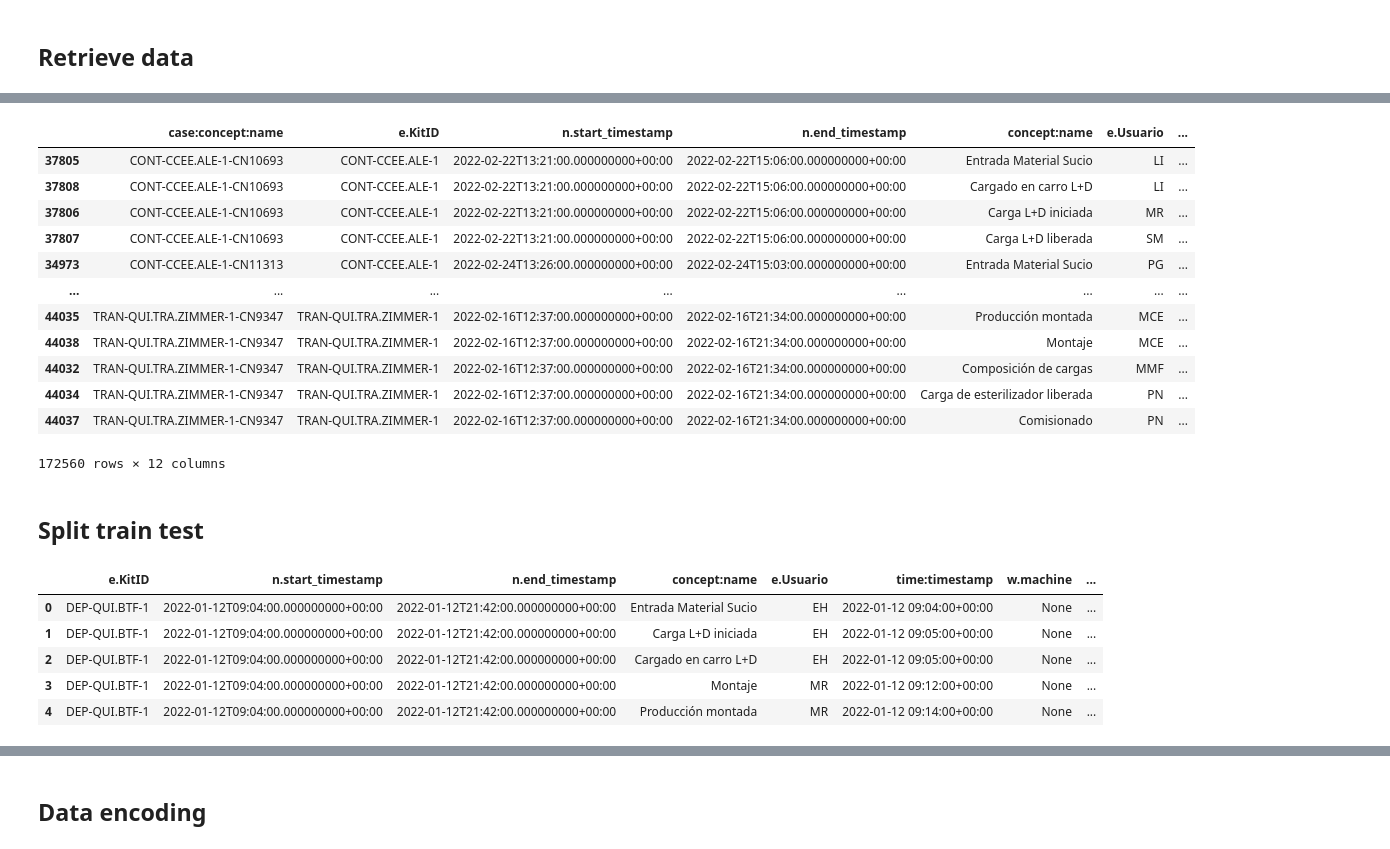
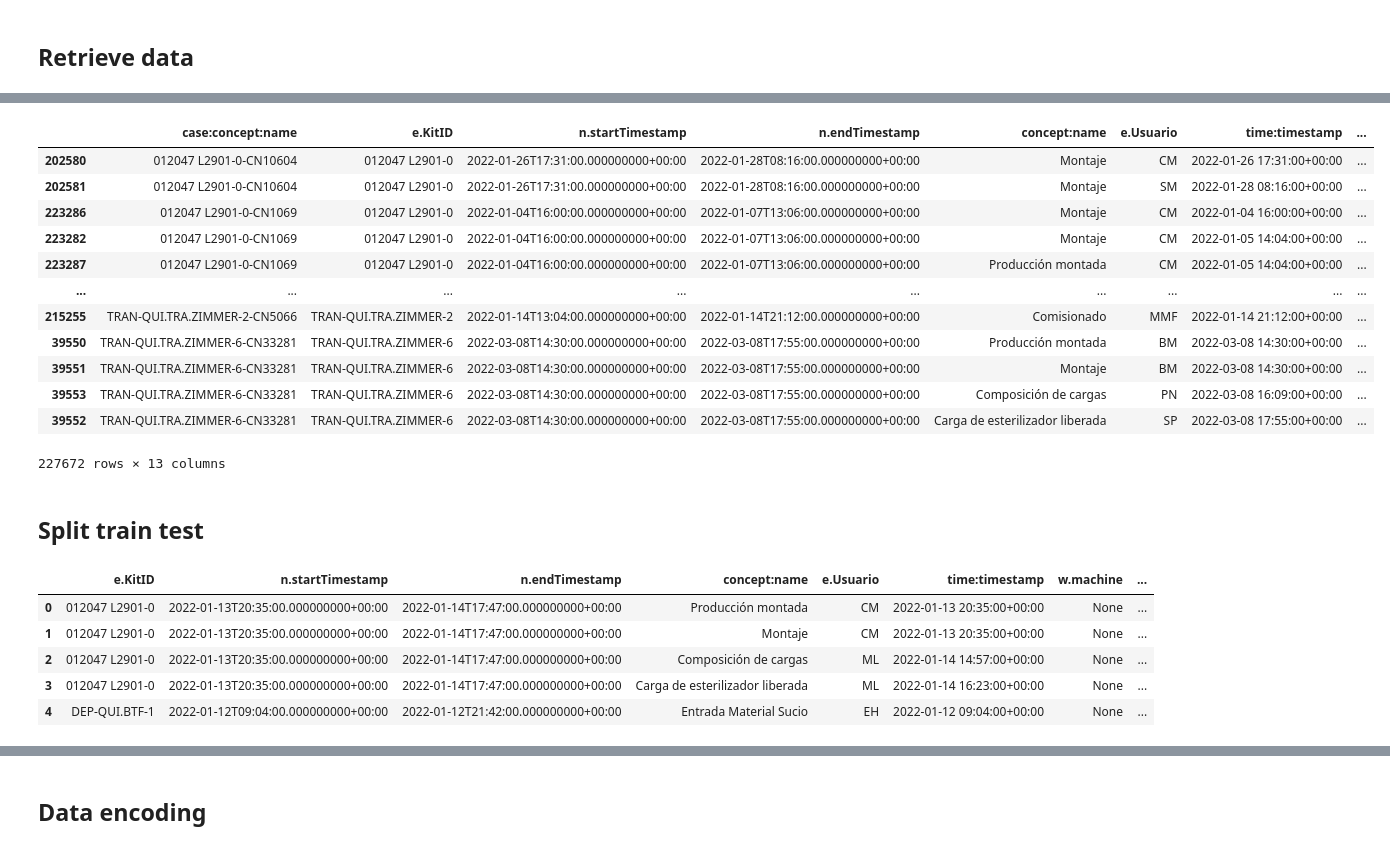
Before and after one commit to abu-sbeit/bdma-thesis, a Jupyter notebook: python/delay_prediction.ipynb, the cells around one changed output, grey strips where cells are left out. Cells and saved outputs as stored; diff of their text form; code cells hidden in the pictures.

```diff
--- a/python/delay_prediction.ipynb
+++ b/python/delay_prediction.ipynb
@@ -28,16 +28,17 @@ from sklearn.preprocessing import LabelEncoder
 # %% [markdown]
 ## Connect to Neo4J database
 # %%
-driver = GraphDatabase.driver("bolt://localhost:7687", auth=("neo4j", "Neo4J1234"))
+driver = GraphDatabase.driver("bolt://localhost:7687", auth=("neo4j", "Croma2023"))
 session = driver.session()
 # %% [markdown]
 ## Retrieve data
 # %%
-query = f'''MATCH (n:Run) <- [:CORR] - (e:Event)
+query = f'''MATCH (e:Event) - [:CORR] -> (n:Run)
+where not e:OnlyKitEvent
 Optional match (e) - [:WASHED_IN] -> (w:WashingMachine)
 Optional match (e) - [:WASHED_ON] -> (r:Rack)
 Optional match (e) - [:STERILIZED_IN] -> (s:SterilizationMachine)
-RETURN n.CaseID, e.KitID, n.start_timestamp, n.end_timestamp, e.Activity, e.Usuario, e.timestamp, w.machine, r.name, s.machine, s.type'''
+RETURN e.CaseID, e.KitID, n.startTimestamp, n.endTimestamp, e.Activity, e.Usuario, e.timestamp, w.machine, r.name, s.machine, s.type, e.batchID'''
 result = session.run(query)
 records = [record.values() for record in result]
 columns = result.keys()
@@ -54,21 +65,21 @@ df.head()
 # %%
-event_log = pm4py.format_dataframe(df, case_id='n.CaseID', activity_key='e.Activity', timestamp_key='e.timestamp')
+event_log = pm4py.format_dataframe(df, case_id='e.CaseID', activity_key='e.Activity', timestamp_key='e.timestamp')
 #event_log = pm4py.convert_to_event_log(event_log)
 event_log
 # %% [output]
-|  | case:concept:name | e.KitID | n.start_timestamp | n.end_timestamp | concept:name | e.Usuario | ... |
-| 37805 | CONT-CCEE.ALE-1-CN10693 | CONT-CCEE.ALE-1 | 2022-02-22T13:21:00.000000000+00:00 | 2022-02-22T15:06:00.000000000+00:00 | Entrada Material Sucio | LI | ... |
-| 37808 | CONT-CCEE.ALE-1-CN10693 | CONT-CCEE.ALE-1 | 2022-02-22T13:21:00.000000000+00:00 | 2022-02-22T15:06:00.000000000+00:00 | Cargado en carro L+D | LI | ... |
-| 37806 | CONT-CCEE.ALE-1-CN10693 | CONT-CCEE.ALE-1 | 2022-02-22T13:21:00.000000000+00:00 | 2022-02-22T15:06:00.000000000+00:00 | Carga L+D iniciada | MR | ... |
-| 37807 | CONT-CCEE.ALE-1-CN10693 | CONT-CCEE.ALE-1 | 2022-02-22T13:21:00.000000000+00:00 | 2022-02-22T15:06:00.000000000+00:00 | Carga L+D liberada | SM | ... |
-| 34973 | CONT-CCEE.ALE-1-CN11313 | CONT-CCEE.ALE-1 | 2022-02-24T13:26:00.000000000+00:00 | 2022-02-24T15:03:00.000000000+00:00 | Entrada Material Sucio | PG | ... |
-| ... | ... | ... | ... | ... | ... | ... | ... |
-| 44035 | TRAN-QUI.TRA.ZIMMER-1-CN9347 | TRAN-QUI.TRA.ZIMMER-1 | 2022-02-16T12:37:00.000000000+00:00 | 2022-02-16T21:34:00.000000000+00:00 | Producción montada | MCE | ... |
-| 44038 | TRAN-QUI.TRA.ZIMMER-1-CN9347 | TRAN-QUI.TRA.ZIMMER-1 | 2022-02-16T12:37:00.000000000+00:00 | 2022-02-16T21:34:00.000000000+00:00 | Montaje | MCE | ... |
-| 44032 | TRAN-QUI.TRA.ZIMMER-1-CN9347 | TRAN-QUI.TRA.ZIMMER-1 | 2022-02-16T12:37:00.000000000+00:00 | 2022-02-16T21:34:00.000000000+00:00 | Composición de cargas | MMF | ... |
-| 44034 | TRAN-QUI.TRA.ZIMMER-1-CN9347 | TRAN-QUI.TRA.ZIMMER-1 | 2022-02-16T12:37:00.000000000+00:00 | 2022-02-16T21:34:00.000000000+00:00 | Carga de esterilizador liberada | PN | ... |
-| 44037 | TRAN-QUI.TRA.ZIMMER-1-CN9347 | TRAN-QUI.TRA.ZIMMER-1 | 2022-02-16T12:37:00.000000000+00:00 | 2022-02-16T21:34:00.000000000+00:00 | Comisionado | PN | ... |
+|  | case:concept:name | e.KitID | n.startTimestamp | n.endTimestamp | concept:name | e.Usuario | time:timestamp | ... |
+| 202580 | 012047 L2901-0-CN10604 | 012047 L2901-0 | 2022-01-26T17:31:00.000000000+00:00 | 2022-01-28T08:16:00.000000000+00:00 | Montaje | CM | 2022-01-26 17:31:00+00:00 | ... |
+| 202581 | 012047 L2901-0-CN10604 | 012047 L2901-0 | 2022-01-26T17:31:00.000000000+00:00 | 2022-01-28T08:16:00.000000000+00:00 | Montaje | SM | 2022-01-28 08:16:00+00:00 | ... |
+| 223286 | 012047 L2901-0-CN1069 | 012047 L2901-0 | 2022-01-04T16:00:00.000000000+00:00 | 2022-01-07T13:06:00.000000000+00:00 | Montaje | CM | 2022-01-04 16:00:00+00:00 | ... |
+| 223282 | 012047 L2901-0-CN1069 | 012047 L2901-0 | 2022-01-04T16:00:00.000000000+00:00 | 2022-01-07T13:06:00.000000000+00:00 | Montaje | CM | 2022-01-05 14:04:00+00:00 | ... |
+| 223287 | 012047 L2901-0-CN1069 | 012047 L2901-0 | 2022-01-04T16:00:00.000000000+00:00 | 2022-01-07T13:06:00.000000000+00:00 | Producción montada | CM | 2022-01-05 14:04:00+00:00 | ... |
+| ... | ... | ... | ... | ... | ... | ... | ... | ... |
+| 215255 | TRAN-QUI.TRA.ZIMMER-2-CN5066 | TRAN-QUI.TRA.ZIMMER-2 | 2022-01-14T13:04:00.000000000+00:00 | 2022-01-14T21:12:00.000000000+00:00 | Comisionado | MMF | 2022-01-14 21:12:00+00:00 | ... |
+| 39550 | TRAN-QUI.TRA.ZIMMER-6-CN33281 | TRAN-QUI.TRA.ZIMMER-6 | 2022-03-08T14:30:00.000000000+00:00 | 2022-03-08T17:55:00.000000000+00:00 | Producción montada | BM | 2022-03-08 14:30:00+00:00 | ... |
+| 39551 | TRAN-QUI.TRA.ZIMMER-6-CN33281 | TRAN-QUI.TRA.ZIMMER-6 | 2022-03-08T14:30:00.000000000+00:00 | 2022-03-08T17:55:00.000000000+00:00 | Montaje | BM | 2022-03-08 14:30:00+00:00 | ... |
+| 39553 | TRAN-QUI.TRA.ZIMMER-6-CN33281 | TRAN-QUI.TRA.ZIMMER-6 | 2022-03-08T14:30:00.000000000+00:00 | 2022-03-08T17:55:00.000000000+00:00 | Composición de cargas | PN | 2022-03-08 16:09:00+00:00 | ... |
+| 39552 | TRAN-QUI.TRA.ZIMMER-6-CN33281 | TRAN-QUI.TRA.ZIMMER-6 | 2022-03-08T14:30:00.000000000+00:00 | 2022-03-08T17:55:00.000000000+00:00 | Carga de esterilizador liberada | SP | 2022-03-08 17:55:00+00:00 | ... |
-172560 rows × 12 columns
+227672 rows × 13 columns
 # %%
 original_df = event_log.copy()
 original_df.fillna('NaN', inplace=True)
@@ -94,12 +105,12 @@ prefix_traces = EventLog(prefix_traces)
 trace = pm4py.convert_to_dataframe(prefix_traces)
 trace.head()
 # %% [output]
-|  | e.KitID | n.start_timestamp | n.end_timestamp | concept:name | e.Usuario | time:timestamp | w.machine | ... |
-| 0 | DEP-QUI.BTF-1 | 2022-01-12T09:04:00.000000000+00:00 | 2022-01-12T21:42:00.000000000+00:00 | Entrada Material Sucio | EH | 2022-01-12 09:04:00+00:00 | None | ... |
-| 1 | DEP-QUI.BTF-1 | 2022-01-12T09:04:00.000000000+00:00 | 2022-01-12T21:42:00.000000000+00:00 | Carga L+D iniciada | EH | 2022-01-12 09:05:00+00:00 | None | ... |
-| 2 | DEP-QUI.BTF-1 | 2022-01-12T09:04:00.000000000+00:00 | 2022-01-12T21:42:00.000000000+00:00 | Cargado en carro L+D | EH | 2022-01-12 09:05:00+00:00 | None | ... |
-| 3 | DEP-QUI.BTF-1 | 2022-01-12T09:04:00.000000000+00:00 | 2022-01-12T21:42:00.000000000+00:00 | Montaje | MR | 2022-01-12 09:12:00+00:00 | None | ... |
-| 4 | DEP-QUI.BTF-1 | 2022-01-12T09:04:00.000000000+00:00 | 2022-01-12T21:42:00.000000000+00:00 | Producción montada | MR | 2022-01-12 09:14:00+00:00 | None | ... |
+|  | e.KitID | n.startTimestamp | n.endTimestamp | concept:name | e.Usuario | time:timestamp | w.machine | ... |
+| 0 | 012047 L2901-0 | 2022-01-13T20:35:00.000000000+00:00 | 2022-01-14T17:47:00.000000000+00:00 | Producción montada | CM | 2022-01-13 20:35:00+00:00 | None | ... |
+| 1 | 012047 L2901-0 | 2022-01-13T20:35:00.000000000+00:00 | 2022-01-14T17:47:00.000000000+00:00 | Montaje | CM | 2022-01-13 20:35:00+00:00 | None | ... |
+| 2 | 012047 L2901-0 | 2022-01-13T20:35:00.000000000+00:00 | 2022-01-14T17:47:00.000000000+00:00 | Composición de cargas | ML | 2022-01-14 14:57:00+00:00 | None | ... |
+| 3 | 012047 L2901-0 | 2022-01-13T20:35:00.000000000+00:00 | 2022-01-14T17:47:00.000000000+00:00 | Carga de esterilizador liberada | ML | 2022-01-14 16:23:00+00:00 | None | ... |
+| 4 | DEP-QUI.BTF-1 | 2022-01-12T09:04:00.000000000+00:00 | 2022-01-12T21:42:00.000000000+00:00 | Entrada Material Sucio | EH | 2022-01-12 09:04:00+00:00 | None | ... |
 # %%
 # get completion time and sort
 completion_time_ls = list(trace.groupby(['case:concept:name'])['time:timestamp'].max())
```
Also changed, not shown: parts of 27 cells of this notebook.
